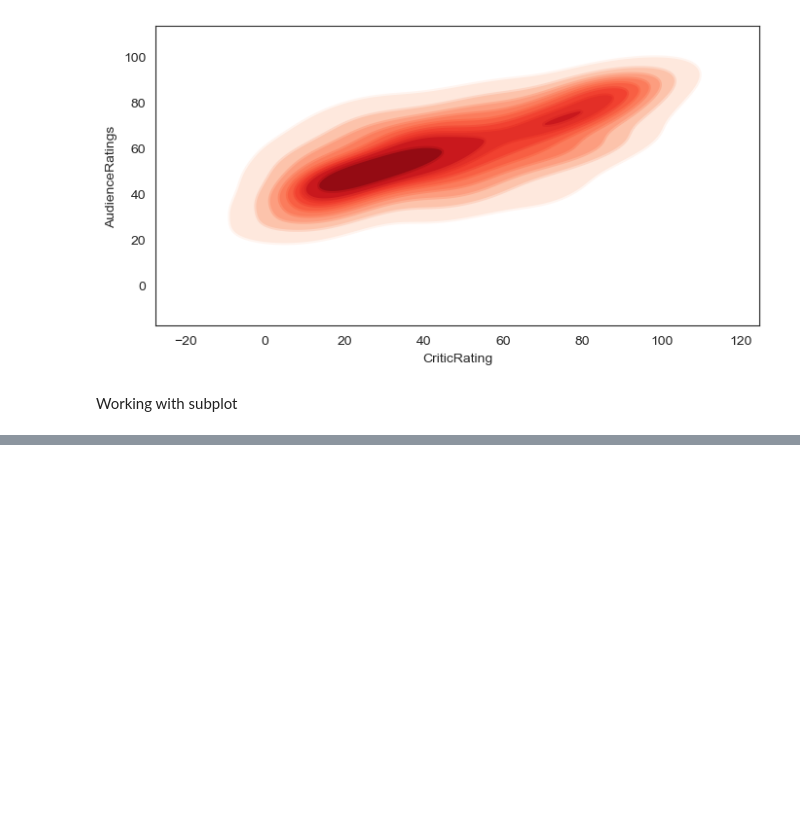
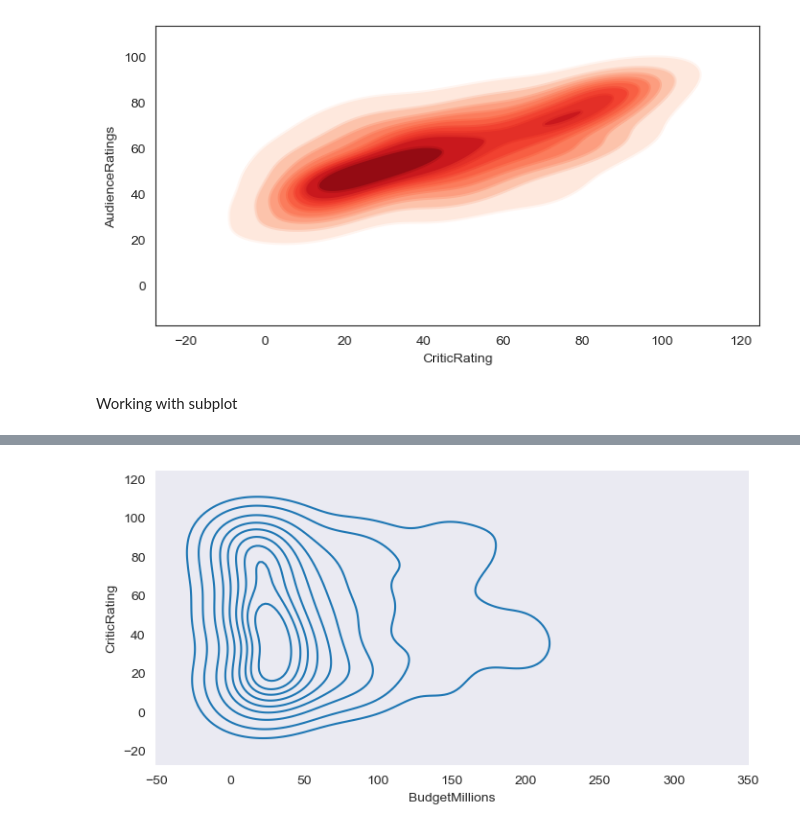
Before and after one commit to vishvadeepaktripathi/Udemy_python_cource, a Jupyter notebook: Udemy_For_loop.ipynb, the cells around one changed output, grey strips where cells are left out. Drawn from its saved outputs; the diff is of its cells as text; code cells hidden in the pictures; blank space fills up the shorter version.

```diff
--- a/Udemy_For_loop.ipynb
+++ b/Udemy_For_loop.ipynb
@@ -1233,0 +1245,4 @@ Working with subplot
+# %%
+k1=sns.kdeplot(x=movies.BudgetMillions, y=movies.CriticRating)
+# %% [output]
+[figure, added]
```
Also changed, not shown: parts of 6 cells of this notebook.
